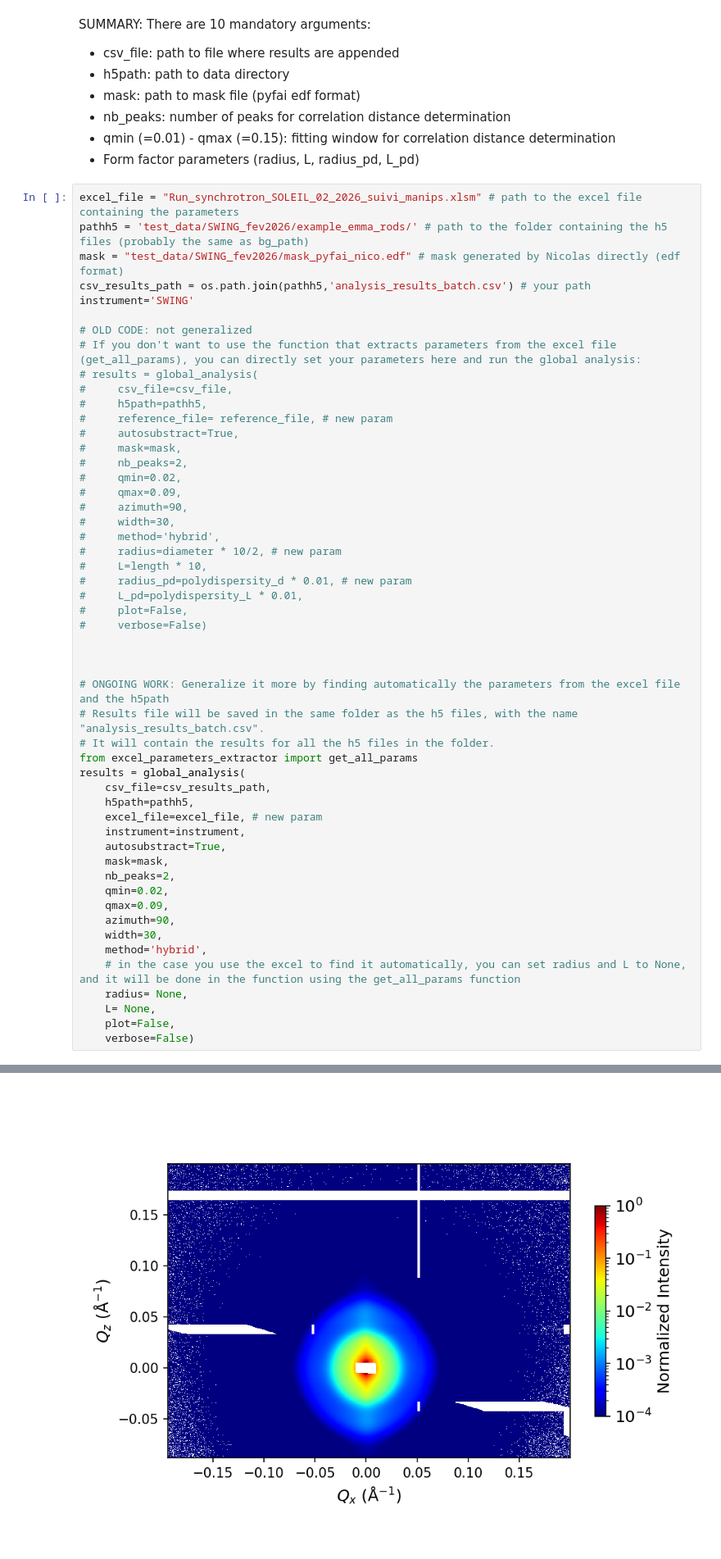
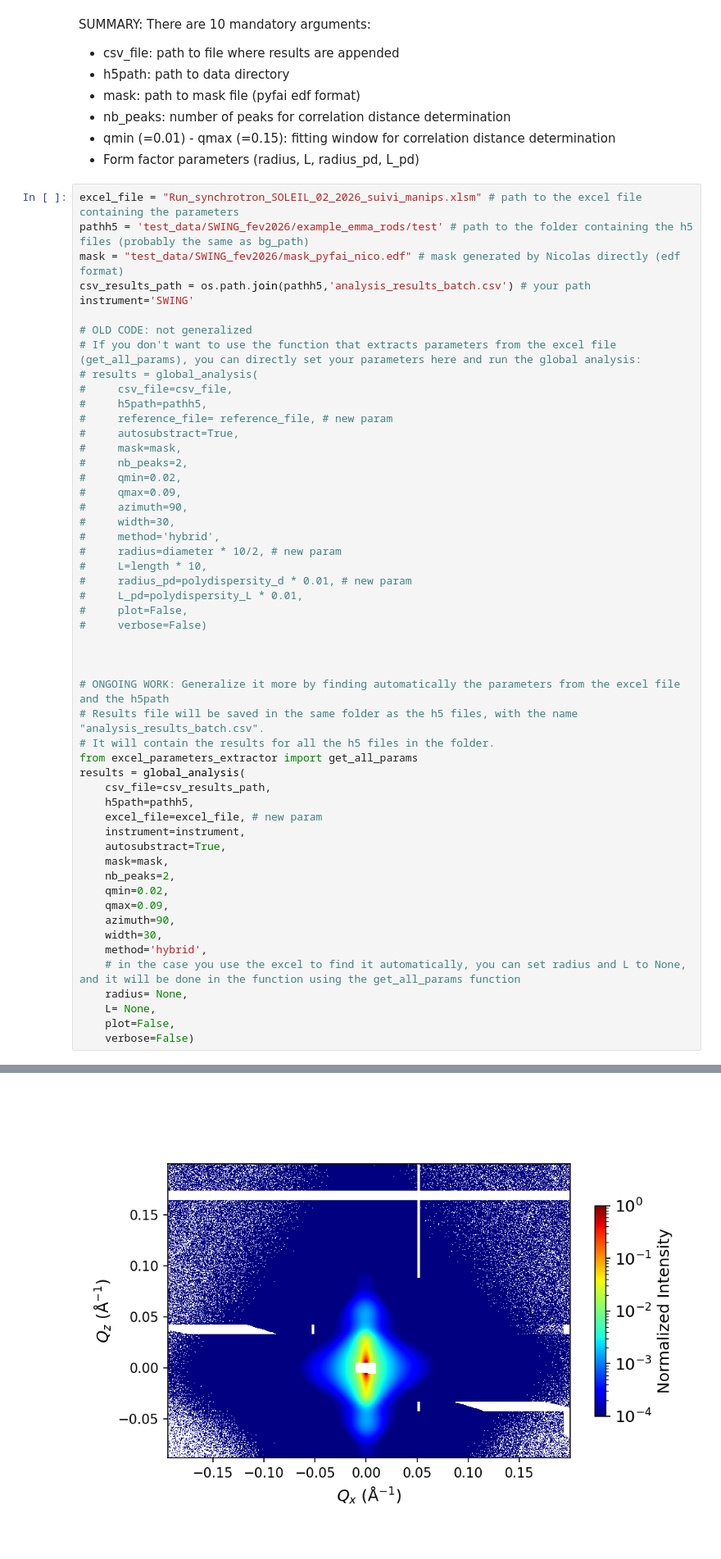
Before and after one commit to nicoratel/SAXSProcessor, a Jupyter notebook: Synchro_Emma.ipynb, the cells around one changed output, grey strips where cells are left out. Shown at 82% size. Saved outputs shown, nothing was run; the diff lists cells and outputs as text.

```diff
--- a/Synchro_Emma.ipynb
+++ b/Synchro_Emma.ipynb
@@ -427,7 +394,7 @@ SUMMARY: There are 10 mandatory arguments:
 - Form factor parameters (radius, L, radius_pd, L_pd)
 # %%
 excel_file = "Run_synchrotron_SOLEIL_02_2026_suivi_manips.xlsm" # path to the excel file containing the parameters
-pathh5 = 'test_data/SWING_fev2026/example_emma_rods/' # path to the folder containing the h5 files (probably the same as bg_path)
+pathh5 = 'test_data/SWING_fev2026/example_emma_rods/test' # path to the folder containing the h5 files (probably the same as bg_path)
 mask = "test_data/SWING_fev2026/mask_pyfai_nico.edf" # mask generated by Nicolas directly (edf format)
 csv_results_path = os.path.join(pathh5,'analysis_results_batch.csv') # your path
 instrument='SWING'
@@ -502,4 +469,4 @@ Optimized k factor for reference subtraction: 0.7830794
-[figure, old version]
+[figure, new version]
 ======================================================================
 Analyse de Distance de Corrélation
 ======================================================================
```
Also changed, not shown: parts of 14 cells of this notebook.
